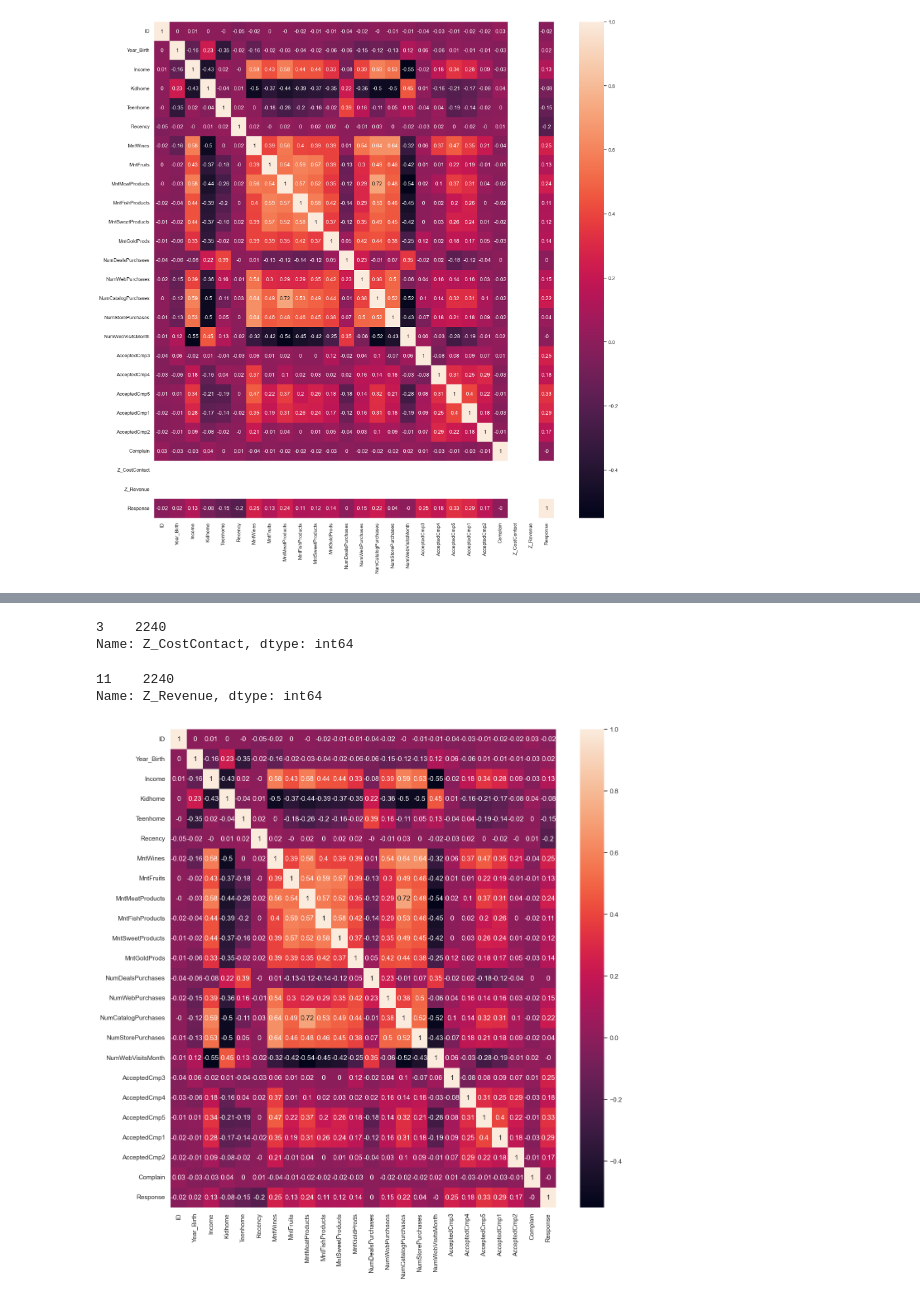
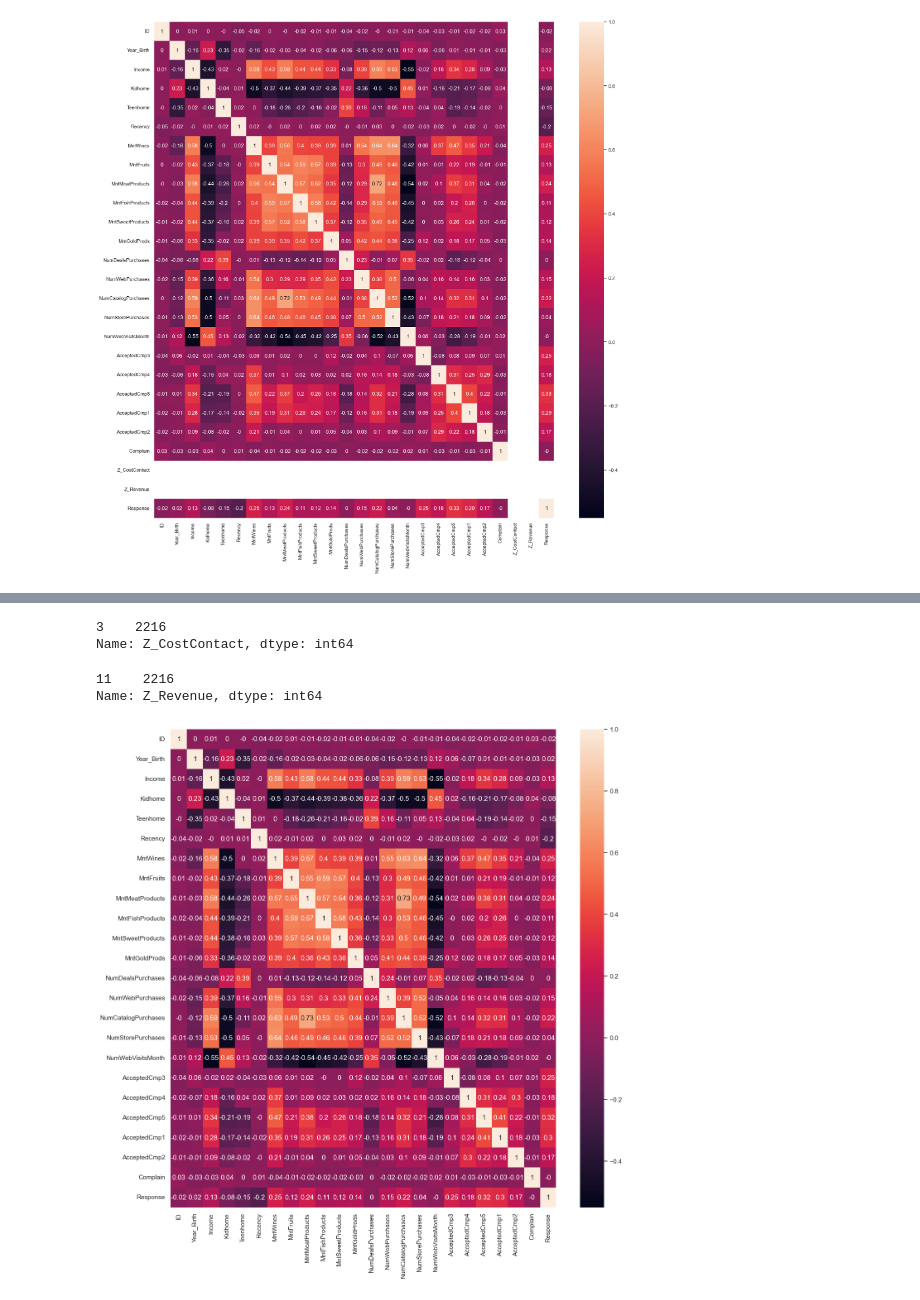
Before and after one commit to StevanGrujic/ML_Projekat2, a Jupyter notebook: Projekat 2.ipynb, the cells around one changed output, grey strips where cells are left out. Cells and saved outputs as stored; diff of their text form; code cells hidden in the pictures.

```diff
--- a/Projekat 2.ipynb
+++ b/Projekat 2.ipynb
@@ -121,19 +206,21 @@ sns.heatmap(data=df_corr, annot=True, ax=ax);
+# %%
+df_reduced = df.dropna()
 # %%
-df['Z_CostContact'].value_counts()
+df_reduced['Z_CostContact'].value_counts()
 # %% [output]
-3    2240
+3    2216
 Name: Z_CostContact, dtype: int64
 # %%
-df['Z_Revenue'].value_counts()
+df_reduced['Z_Revenue'].value_counts()
 # %% [output]
-11    2240
+11    2216
 Name: Z_Revenue, dtype: int64
 # %%
-new_df = df.drop(["Z_Revenue", "Z_CostContact"], axis=1)
+df_reduced = df_reduced.drop(["Z_Revenue", "Z_CostContact"], axis=1)
 # %%
-df_corr = new_df.corr()
+df_corr = df_reduced.corr()
 df_corr = df_corr.apply(lambda x: round(x, 2))
 fig, ax = plt.subplots(figsize = (15,15));
 sns.heatmap(data=df_corr, annot=True, ax=ax);
 # %% [output]
-[figure, old version]
+[figure, new version]
```
Also changed, not shown: parts of 30 cells of this notebook.
